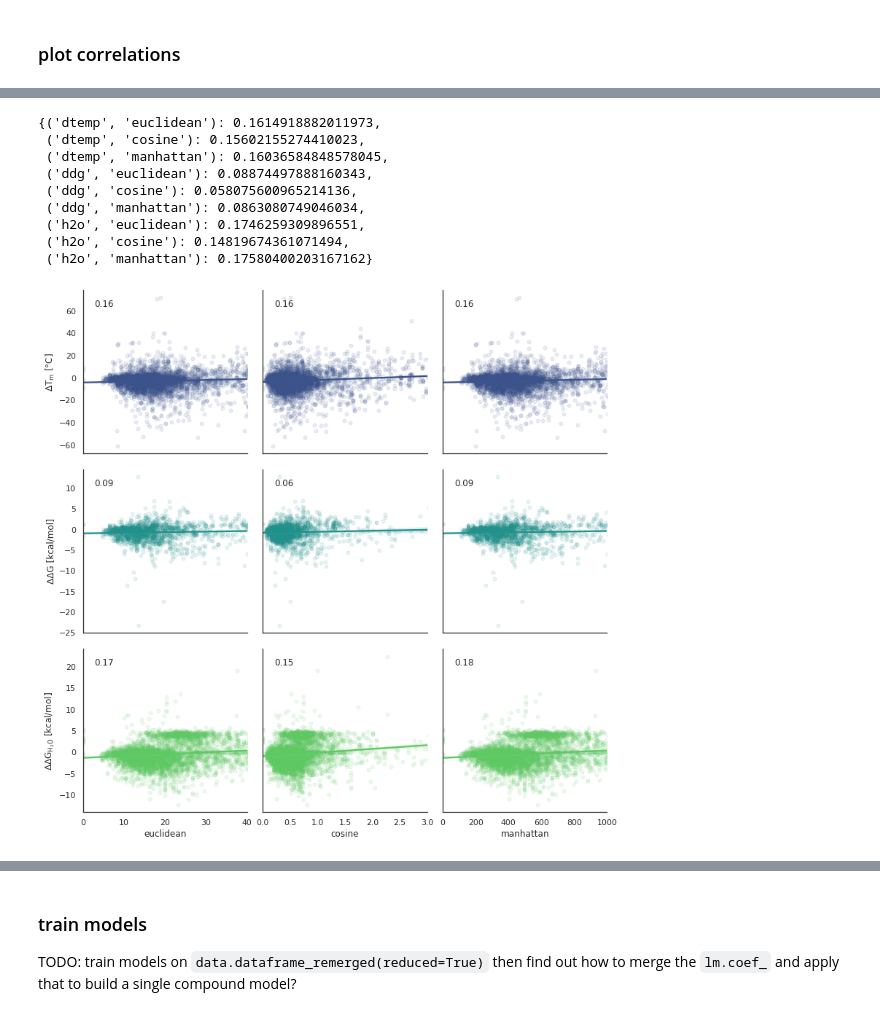
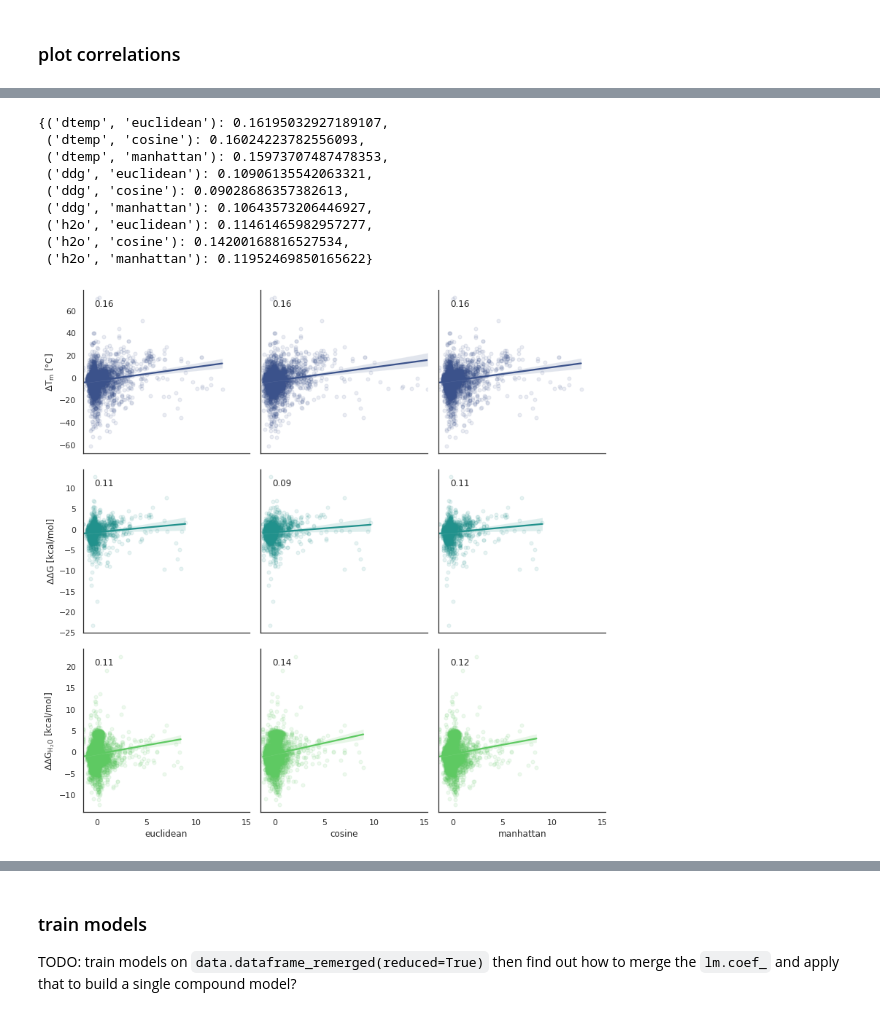
Before and after one commit to lkndl/mapra, a Jupyter notebook: mapra/4_regression.ipynb, the cells around one changed output, grey strips where cells are left out. Drawn from its saved outputs; the diff is of its cells as text; code cells hidden in the pictures.

```diff
--- a/mapra/4_regression.ipynb
+++ b/mapra/4_regression.ipynb
@@ -57,5 +37,5 @@ if a:
 from sklearn.metrics.pairwise import paired_distances
 
 ## re-extract embedding data
-extend = 5
-data.read_mbeds(wd, extend=extend)
+extend = 0
+mbed_file = data.read_mbeds(extend=extend)
@@ -62,9 +45,9 @@ data.read_mbeds(wd, extend=extend)
 # %%
 # fetch embedding data
-mbeds = data.mbeds
+mbeds = data.load_embeddings(mbed_file)
 
 pdists = dict()
-metrics = ['euclidean', 'cosine', 'manhattan']
+pairwise_metrics = ['euclidean', 'cosine', 'manhattan']
 
 for uniprot_id, d in mbeds.items():
     wt = d.pop('wt')
@@ -78,7 +61,7 @@ for uniprot_id, d in mbeds.items():
             for p in positions] for c in ran]))
 
         pdists[uniprot_id][variant] = {m: sum(
-            paired_distances(wt[positions, :], ar, metric=m)) for m in metrics}
+            paired_distances(wt[positions, :], ar, metric=m)) for m in pairwise_metrics}
     d['wt'] = wt
 # %% [markdown]
 ### transfer paired distances to the dataframe
@@ -148,52 +137,54 @@ dfc
 # %%
 # calculate Pearson correlation coefficient
 covs = dict()
-for d, m in product(data.order, metrics):
+for d, m in product(data.order, pairwise_metrics):
     covs[d, m] = np.corrcoef(
-        dfc.loc[(dfc.delta == d) & (dfc.mbed_metric == m),
-                ['mbed_dist', 'change']], rowvar=False)[0, 1]
+        dfc.loc[(dfc.delta == d) & (dfc.metric == m),
+                ['dist', 'change']], rowvar=False)[0, 1]
 covs
 # %% [output]
-{('dtemp', 'euclidean'): 0.1614918882011973,
- ('dtemp', 'cosine'): 0.15602155274410023,
- ('dtemp', 'manhattan'): 0.16036584848578045,
- ('ddg', 'euclidean'): 0.08874497888160343,
- ('ddg', 'cosine'): 0.058075600965214136,
- ('ddg', 'manhattan'): 0.0863080749046034,
- ('h2o', 'euclidean'): 0.1746259309896551,
- ('h2o', 'cosine'): 0.14819674361071494,
- ('h2o', 'manhattan'): 0.17580400203167162}
+{('dtemp', 'euclidean'): 0.16195032927189107,
+ ('dtemp', 'cosine'): 0.16024223782556093,
+ ('dtemp', 'manhattan'): 0.15973707487478353,
+ ('ddg', 'euclidean'): 0.10906135542063321,
+ ('ddg', 'cosine'): 0.09028686357382613,
+ ('ddg', 'manhattan'): 0.10643573206446927,
+ ('h2o', 'euclidean'): 0.11461465982957277,
+ ('h2o', 'cosine'): 0.14200168816527534,
+ ('h2o', 'manhattan'): 0.11952469850165622}
 # %%
 # create a plot
 g = sns.lmplot(data=dfc,
-               x='mbed_dist', y='change',
+               x='dist', y='change',
                hue='delta', palette='viridis',
-               sharex=False, sharey='row',
-               col='mbed_metric', col_order=metrics,
+               sharex=standard_scale, sharey='row',
+               col='metric', col_order=pairwise_metrics,
                row='delta', row_order=data.order,
                scatter_kws={'s': 25, 'alpha': .1},
-               height=3.6, aspect=1, ci=95, order=1, #fit_reg=False,
+               height=3.6, aspect=1, ci=95, order=1,  #fit_reg=False,
                )
 
 for (d, m), ax in g.axes_dict.items():
     # ax.axline((0,0), slope=1, color='.5', lw=.7)
-    pearson_corr = np.corrcoef(dfc.loc[(dfc.delta == d) & (dfc.mbed_metric == m),
-                                       ['mbed_dist', 'change']], rowvar=False)[0, 1]
-    ax.text(.07,.9, f'{pearson_corr:.2f}', transform=ax.transAxes)
+    pearson_corr = np.corrcoef(dfc.loc[(dfc.delta == d) & (dfc.metric == m),
+                                       ['dist', 'change']], rowvar=False)[0, 1]
+    ax.text(.07, .9, f'{pearson_corr:.2f}', transform=ax.transAxes)
 for i, ax in enumerate(g.axes[2,]):
-    ax.set_xlabel(metrics[i])
+    ax.set_xlabel(pairwise_metrics[i])
 for i, ax in enumerate(g.axes[:, 0]):
     ax.set_ylabel(data.tex_lookup[data.order[i]] + [' [°C]', ' [kcal/mol]', ' [kcal/mol]'][i])
-    ax.set_xlim(-40 if mod else 0, 40)
-for ax in g.axes[:, 1]:
-    ax.set_xlim(-3 if mod else 0, 3)
-for ax in g.axes[:, 2]:
-    ax.set_xlim(-1000 if mod else 0, 1000)
-for ax in g.axes.flatten()[:6]:
-    ax.set_xticklabels([])
+    if not standard_scale:
+        ax.set_xlim(-40 if mod else 0, 40)
+if not standard_scale:
+    for ax in g.axes[:, 1]:
+        ax.set_xlim(-3 if mod else 0, 3)
+    for ax in g.axes[:, 2]:
+        ax.set_xlim(-1000 if mod else 0, 1000)
+    for ax in g.axes.flatten()[:6]:
+        ax.set_xticklabels([])
 for ax in g.axes.flatten():
     ax.set_title('')
 g.fig.subplots_adjust(hspace=.1)
-g.savefig(wd / 'plots' / f'5_neighbors_pearson_sum_{mod if mod else "none"}_ci95.png', dpi=300)
+g.savefig(wd / 'plots' / f'{extend}_neighbors_pearson_sum_{mod if mod else "none"}_ci95_standard_scale.png', dpi=300)
 # %% [output]
-[figure, old version]
+[figure, new version]
```
Also changed, not shown: parts of 22 cells of this notebook, 2 other files.
